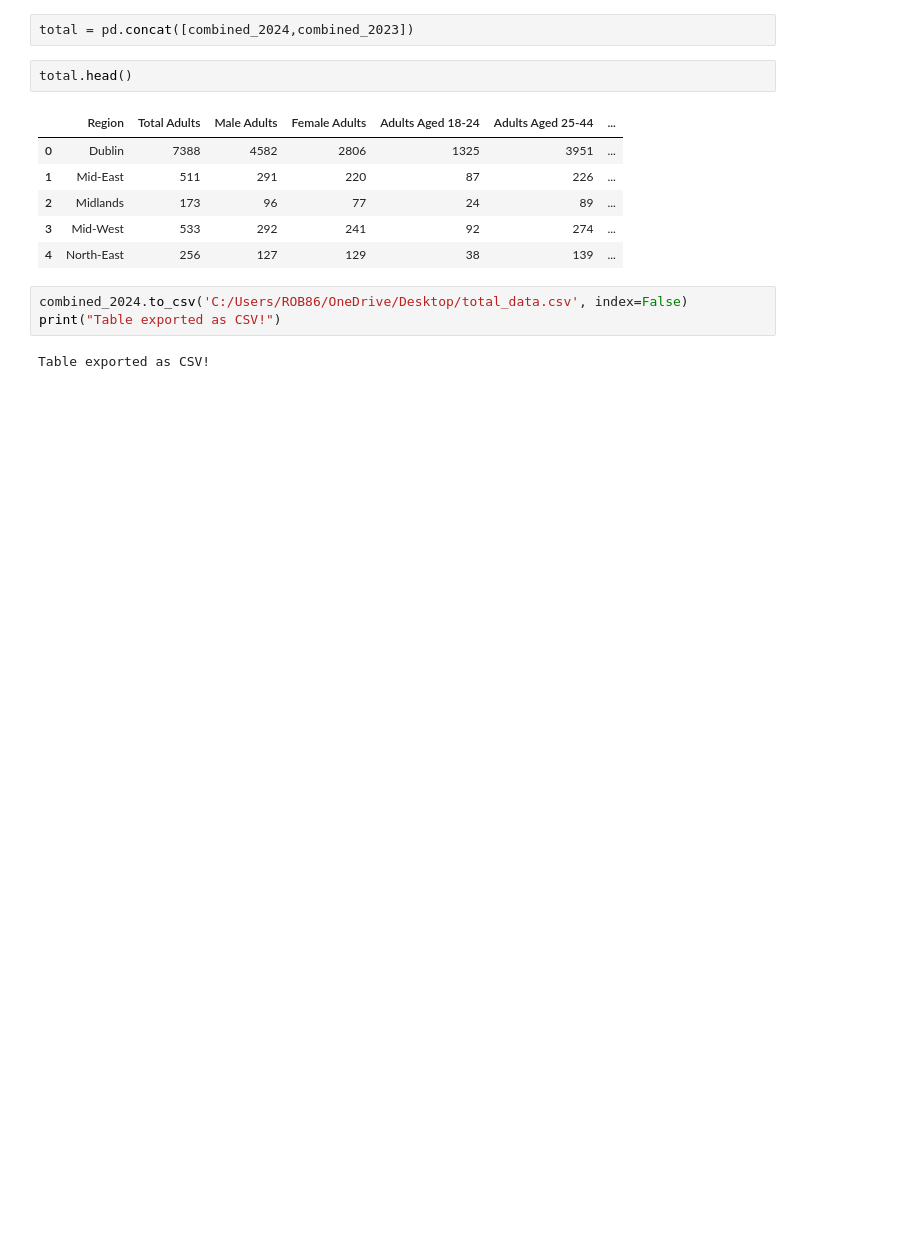
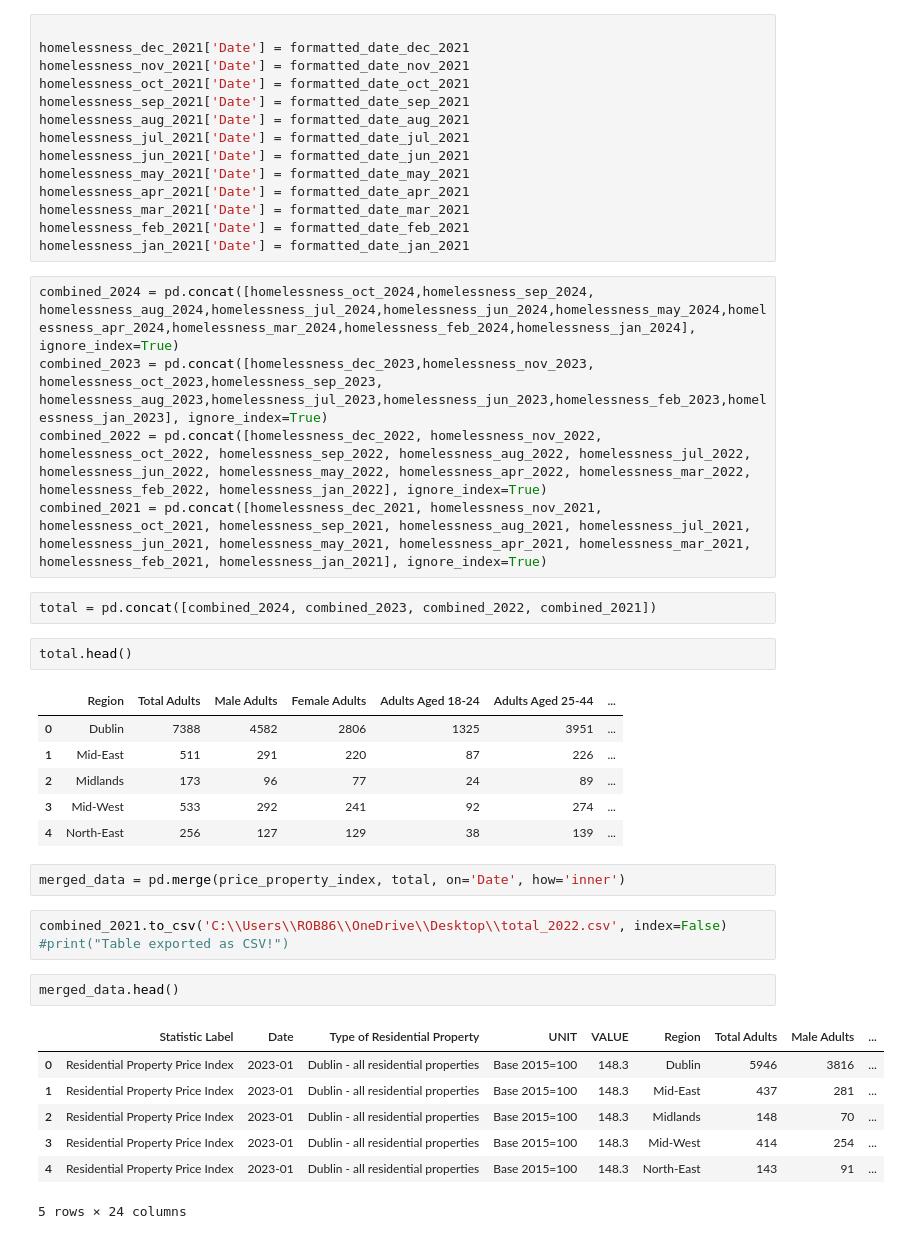
Before and after one commit to RobAstur/Programming-for-data-analytics, a Jupyter notebook: Project/project.ipynb, the cells around one changed output. Cells and saved outputs as stored; diff of their text form; blank space fills up the shorter version.

```diff
--- a/Project/project.ipynb
+++ b/Project/project.ipynb
@@ -128,5 +231,24 @@ test= pd.concat([homelessness_dec_2023,homelessness_nov_2023, homelessness_oct_2
+# %%
+
+homelessness_dec_2021['Date'] = formatted_date_dec_2021
+homelessness_nov_2021['Date'] = formatted_date_nov_2021
+homelessness_oct_2021['Date'] = formatted_date_oct_2021
+homelessness_sep_2021['Date'] = formatted_date_sep_2021
+homelessness_aug_2021['Date'] = formatted_date_aug_2021
+homelessness_jul_2021['Date'] = formatted_date_jul_2021
+homelessness_jun_2021['Date'] = formatted_date_jun_2021
+homelessness_may_2021['Date'] = formatted_date_may_2021
+homelessness_apr_2021['Date'] = formatted_date_apr_2021
+homelessness_mar_2021['Date'] = formatted_date_mar_2021
+homelessness_feb_2021['Date'] = formatted_date_feb_2021
+homelessness_jan_2021['Date'] = formatted_date_jan_2021
+# %%
+combined_2024 = pd.concat([homelessness_oct_2024,homelessness_sep_2024, homelessness_aug_2024,homelessness_jul_2024,homelessness_jun_2024,homelessness_may_2024,homelessness_apr_2024,homelessness_mar_2024,homelessness_feb_2024,homelessness_jan_2024], ignore_index=True)
+combined_2023 = pd.concat([homelessness_dec_2023,homelessness_nov_2023, homelessness_oct_2023,homelessness_sep_2023, homelessness_aug_2023,homelessness_jul_2023,homelessness_jun_2023,homelessness_feb_2023,homelessness_jan_2023], ignore_index=True)
+combined_2022 = pd.concat([homelessness_dec_2022, homelessness_nov_2022, homelessness_oct_2022, homelessness_sep_2022, homelessness_aug_2022, homelessness_jul_2022, homelessness_jun_2022, homelessness_may_2022, homelessness_apr_2022, homelessness_mar_2022, homelessness_feb_2022, homelessness_jan_2022], ignore_index=True)
+combined_2021 = pd.concat([homelessness_dec_2021, homelessness_nov_2021, homelessness_oct_2021, homelessness_sep_2021, homelessness_aug_2021, homelessness_jul_2021, homelessness_jun_2021, homelessness_may_2021, homelessness_apr_2021, homelessness_mar_2021, homelessness_feb_2021, homelessness_jan_2021], ignore_index=True)
 # %%
-total = pd.concat([combined_2024,combined_2023])
+total = pd.concat([combined_2024, combined_2023, combined_2022, combined_2021])
 # %%
 total.head()
 # %% [output]
@@ -136,8 +258,18 @@ total.head()
 | 2 | Midlands | 173 | 96 | 77 | 24 | 89 | ... |
 | 3 | Mid-West | 533 | 292 | 241 | 92 | 274 | ... |
 | 4 | North-East | 256 | 127 | 129 | 38 | 139 | ... |
+# %%
+merged_data = pd.merge(price_property_index, total, on='Date', how='inner')
 # %%
-combined_2024.to_csv('C:/Users/ROB86/OneDrive/Desktop/total_data.csv', index=False)
-print("Table exported as CSV!")
+combined_2021.to_csv('C:\\Users\\ROB86\\OneDrive\\Desktop\\total_2022.csv', index=False)
+#print("Table exported as CSV!")
-# %% [output]
-Table exported as CSV!
+# %%
+merged_data.head()
+# %% [output]
+|  | Statistic Label | Date | Type of Residential Property | UNIT | VALUE | Region | Total Adults | Male Adults | ... |
+| 0 | Residential Property Price Index | 2023-01 | Dublin - all residential properties | Base 2015=100 | 148.3 | Dublin | 5946 | 3816 | ... |
+| 1 | Residential Property Price Index | 2023-01 | Dublin - all residential properties | Base 2015=100 | 148.3 | Mid-East | 437 | 281 | ... |
+| 2 | Residential Property Price Index | 2023-01 | Dublin - all residential properties | Base 2015=100 | 148.3 | Midlands | 148 | 70 | ... |
+| 3 | Residential Property Price Index | 2023-01 | Dublin - all residential properties | Base 2015=100 | 148.3 | Mid-West | 414 | 254 | ... |
+| 4 | Residential Property Price Index | 2023-01 | Dublin - all residential properties | Base 2015=100 | 148.3 | North-East | 143 | 91 | ... |
+5 rows × 24 columns
```
Also changed, not shown: parts of 14 cells of this notebook.
